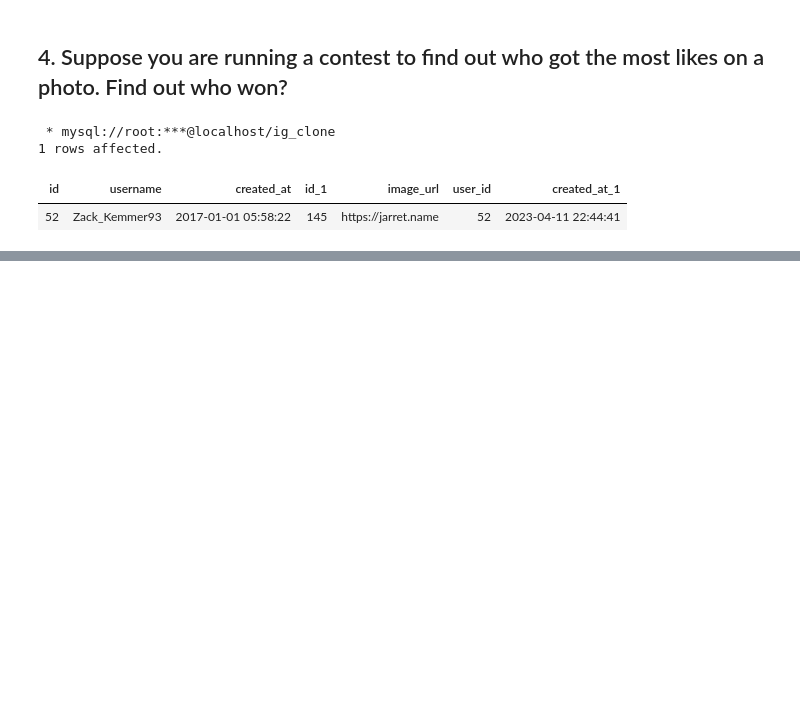
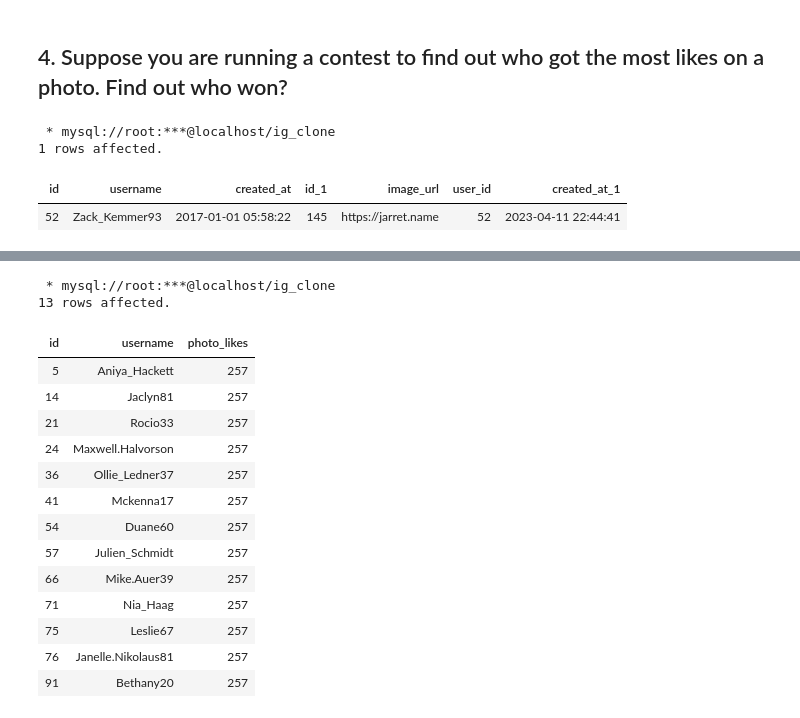
Before and after one commit to Sanjaykmrjnv/Instagram-Clone-Database-Analysis, a Jupyter notebook: Instagram Clone Database Analysis.ipynb, the cells around one changed output, grey strips where cells are left out. Drawn from its saved outputs; the diff is of its cells as text; code cells hidden in the pictures; blank space fills up the shorter version.

```diff
--- a/Instagram Clone Database Analysis.ipynb
+++ b/Instagram Clone Database Analysis.ipynb
@@ -109,0 +197,21 @@ group by photo_id order by count(user_id)desc limit 1);
+# %%
+%%sql
+select u.id,u.username,count(photo_id) as photo_likes from users u
+inner join likes l on l.user_id=u.id group by u.id having count(photo_id)=(select count(id) from photos);
+# %% [output]
+ * mysql://root:***@localhost/ig_clone
+13 rows affected.
+| id | username | photo_likes |
+| 5 | Aniya_Hackett | 257 |
+| 14 | Jaclyn81 | 257 |
+| 21 | Rocio33 | 257 |
+| 24 | Maxwell.Halvorson | 257 |
+| 36 | Ollie_Ledner37 | 257 |
+| 41 | Mckenna17 | 257 |
+| 54 | Duane60 | 257 |
+| 57 | Julien_Schmidt | 257 |
+| 66 | Mike.Auer39 | 257 |
+| 71 | Nia_Haag | 257 |
+| 75 | Leslie67 | 257 |
+| 76 | Janelle.Nikolaus81 | 257 |
+| 91 | Bethany20 | 257 |
```
Also changed, not shown: parts of 12 cells of this notebook.
